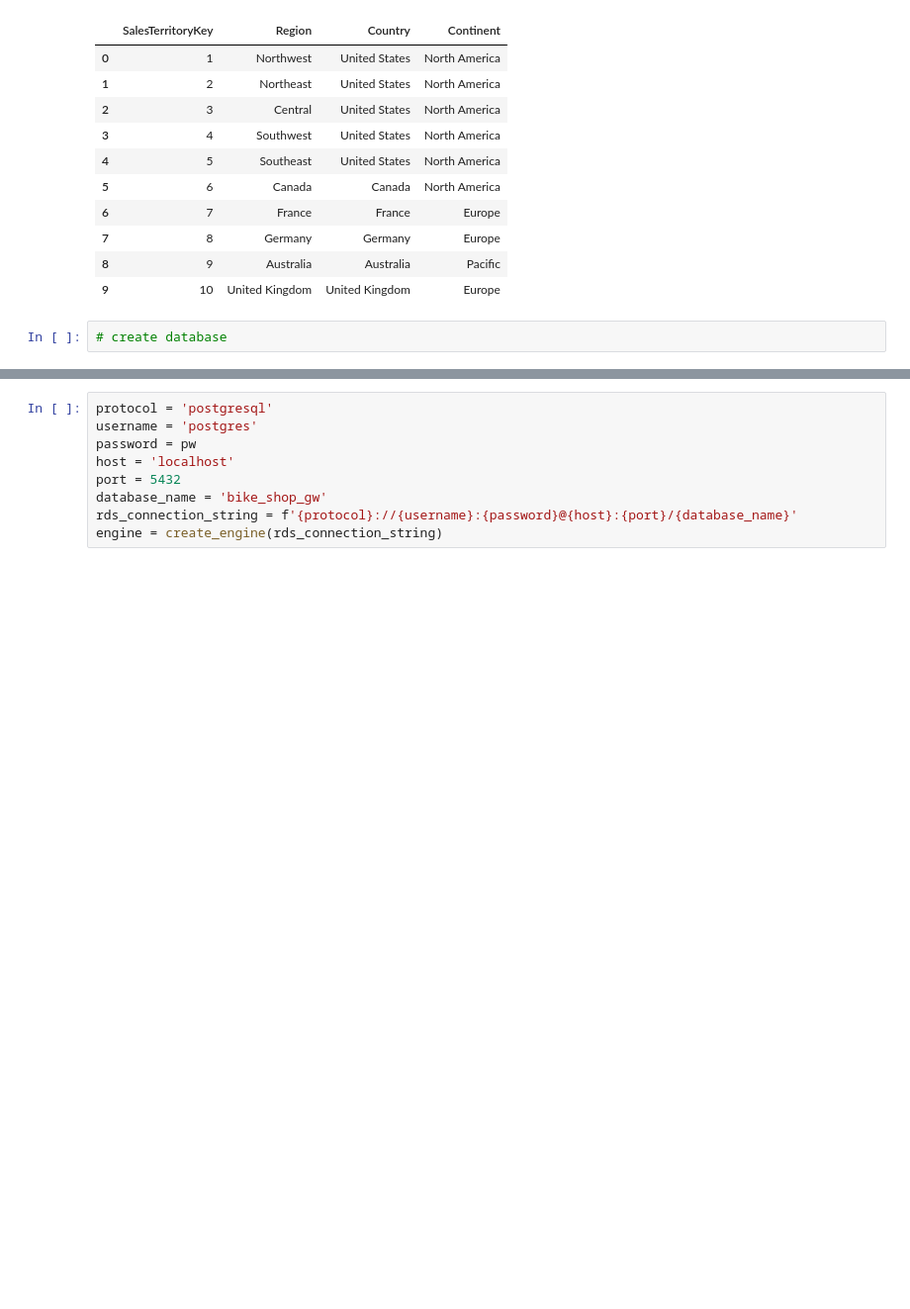
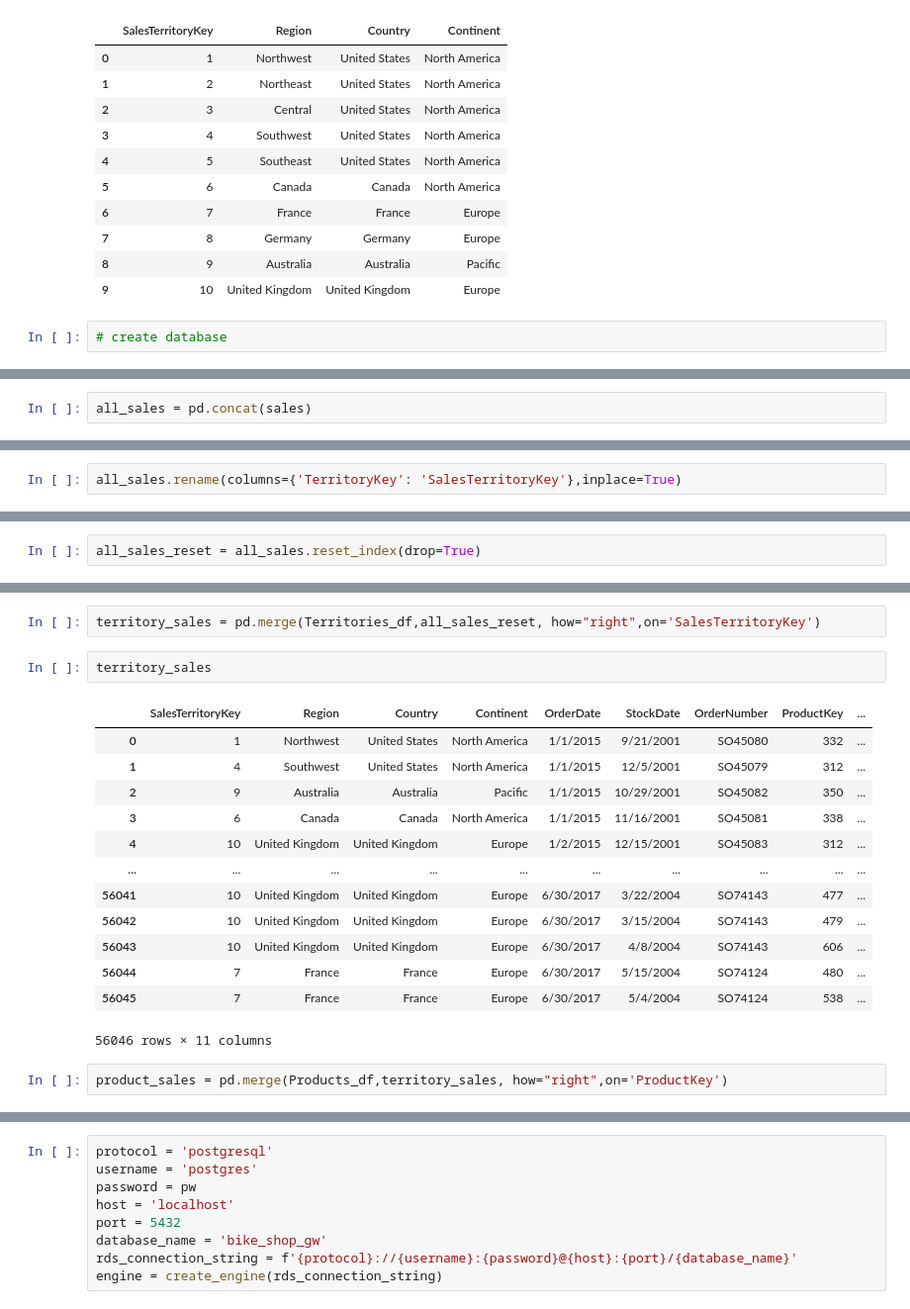
Before and after one commit to Garywtne/Project_3_Bikeshop, a Jupyter notebook: etl-Copy2.ipynb, the cells around one changed output, grey strips where cells are left out. Shown: that part at 99% size. Drawn from its saved outputs; the diff is of its cells as text; blank space fills up the shorter version.

```diff
--- a/etl-Copy2.ipynb
+++ b/etl-Copy2.ipynb
@@ -183,0 +186,2 @@ Territories_df
+# %%
+all_sales = pd.concat(sales)
@@ -183,0 +204,2 @@ Territories_df
+# %%
+all_sales.rename(columns={'TerritoryKey': 'SalesTerritoryKey'},inplace=True)
@@ -183,0 +222,2 @@ Territories_df
+# %%
+all_sales_reset = all_sales.reset_index(drop=True)
@@ -183,0 +240,20 @@ Territories_df
+# %%
+territory_sales = pd.merge(Territories_df,all_sales_reset, how="right",on='SalesTerritoryKey')
+# %%
+territory_sales
+# %% [output]
+|  | SalesTerritoryKey | Region | Country | Continent | OrderDate | StockDate | OrderNumber | ProductKey | ... |
+| 0 | 1 | Northwest | United States | North America | 1/1/2015 | 9/21/2001 | SO45080 | 332 | ... |
+| 1 | 4 | Southwest | United States | North America | 1/1/2015 | 12/5/2001 | SO45079 | 312 | ... |
+| 2 | 9 | Australia | Australia | Pacific | 1/1/2015 | 10/29/2001 | SO45082 | 350 | ... |
+| 3 | 6 | Canada | Canada | North America | 1/1/2015 | 11/16/2001 | SO45081 | 338 | ... |
+| 4 | 10 | United Kingdom | United Kingdom | Europe | 1/2/2015 | 12/15/2001 | SO45083 | 312 | ... |
+| ... | ... | ... | ... | ... | ... | ... | ... | ... | ... |
+| 56041 | 10 | United Kingdom | United Kingdom | Europe | 6/30/2017 | 3/22/2004 | SO74143 | 477 | ... |
+| 56042 | 10 | United Kingdom | United Kingdom | Europe | 6/30/2017 | 3/15/2004 | SO74143 | 479 | ... |
+| 56043 | 10 | United Kingdom | United Kingdom | Europe | 6/30/2017 | 4/8/2004 | SO74143 | 606 | ... |
+| 56044 | 7 | France | France | Europe | 6/30/2017 | 5/15/2004 | SO74124 | 480 | ... |
+| 56045 | 7 | France | France | Europe | 6/30/2017 | 5/4/2004 | SO74124 | 538 | ... |
+56046 rows × 11 columns
+# %%
+product_sales = pd.merge(Products_df,territory_sales, how="right",on='ProductKey')
```
Also changed, not shown: parts of 11 cells of this notebook, 2 other files.
